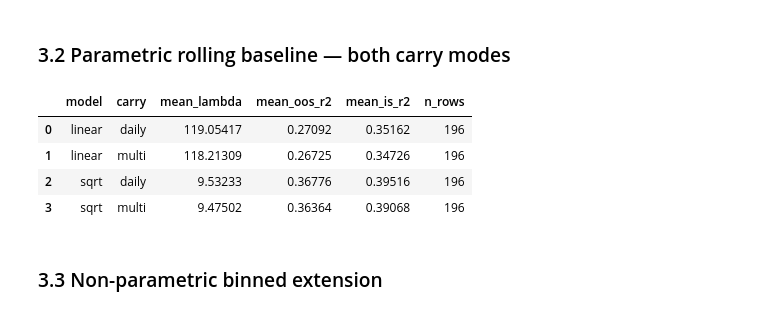
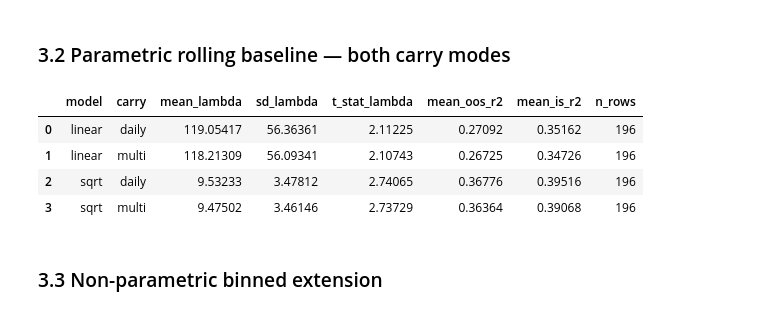
Before and after one commit to christopher-dybdahl/price_impact_optimal_execution, a Jupyter notebook: final_pipeline.ipynb, the cells around one changed output. Drawn from its saved outputs; the diff is of its cells as text; code cells hidden in the pictures.

```diff
--- a/final_pipeline.ipynb
+++ b/final_pipeline.ipynb
@@ -21,10 +48,15 @@ Each numbered section is one phase of the pipeline; the *Results* section runs m
 import sys
 from pathlib import Path
 
+# Important: ensure auto-reloading is on so that changes to src/price_impact/
+# are reflected automatically without having to restart the kernel.
+%load_ext autoreload
+%autoreload 2
+
 # Folder layout: final_project/ holds the notebook + src/; the shared
 # data/ directory lives at the project root, one level up.
 ROOT = Path.cwd()
-PROJECT_ROOT = ROOT.parent
+PROJECT_ROOT = ROOT
 SRC = ROOT / "src"
 if str(SRC) not in sys.path:
     sys.path.insert(0, str(SRC))
@@ -155,7 +187,7 @@ The same machinery works on **either** carry mode — set `carry='daily'` or `ca
 # %%
 # Coarse grid; expand if needed. Daily-reset Ī is the standard for fitting.
 H_GRID = [5, 10, 20, 30, 45, 60, 90, 120, 180]  # minutes
-TAU_BINS = 180  # τ = 30 min explanation horizon
+TAU_BINS = 6  # τ = 1 min explanation horizon (6 bins × 10 s/bin)
 
 grid_df = pi.half_life_grid_search(
     data,
@@ -206,39 +231,43 @@ plt.show()
 # compare daily-reset vs multi-day Ī.
 impact_panels_star = {
     mt: pi.compute_impact_states(data, daily_stats, H_star, model_type=mt)
     for mt in MODEL_TYPES
 }
 
 baseline_results = {}
 for mt in MODEL_TYPES:
     for carry in ("daily", "multi"):
         feats = pi.build_regression_features(
             impact_panels_star[mt], data, tau_bins=TAU_BINS, carry=carry
         )
         stats = pi.daily_sufficient_stats(feats)
         baseline_results[(mt, carry)] = pi.rolling_baseline(
             stats, n_windows=10, offset=2
         )
 
 summary_rows = []
 for (mt, carry), df in baseline_results.items():
+    mean_lam = df["lambda"].mean()
+    sd_lam = df["lambda"].std()
     summary_rows.append(
         {
             "model": mt,
             "carry": carry,
-            "mean_lambda": df["lambda"].mean(),
+            "mean_lambda": mean_lam,
+            "sd_lambda": sd_lam,
+            "t_stat_lambda": mean_lam / sd_lam if sd_lam > 0 else float("nan"),
             "mean_oos_r2": df["oos_r2"].mean(),
             "mean_is_r2": df["is_r2"].mean(),
             "n_rows": len(df),
         }
     )
 pd.DataFrame(summary_rows).round(5)
 # %% [output]
-|  | model | carry | mean_lambda | mean_oos_r2 | mean_is_r2 | n_rows |
-| 0 | linear | daily | 119.05417 | 0.27092 | 0.35162 | 196 |
-| 1 | linear | multi | 118.21309 | 0.26725 | 0.34726 | 196 |
-| 2 | sqrt | daily | 9.53233 | 0.36776 | 0.39516 | 196 |
-| 3 | sqrt | multi | 9.47502 | 0.36364 | 0.39068 | 196 |
+|  | model | carry | mean_lambda | sd_lambda | t_stat_lambda | mean_oos_r2 | mean_is_r2 | n_rows |
+| 0 | linear | daily | 119.05417 | 56.36361 | 2.11225 | 0.27092 | 0.35162 | 196 |
+| 1 | linear | multi | 118.21309 | 56.09341 | 2.10743 | 0.26725 | 0.34726 | 196 |
+| 2 | sqrt | daily | 9.53233 | 3.47812 | 2.74065 | 0.36776 | 0.39516 | 196 |
+| 3 | sqrt | multi | 9.47502 | 3.46146 | 2.73729 | 0.36364 | 0.39068 | 196 |
 # %% [markdown]
 ### 3.3 Non-parametric binned extension
 # %%
```
Also changed, not shown: parts of 6 cells of this notebook, 3 other files.
